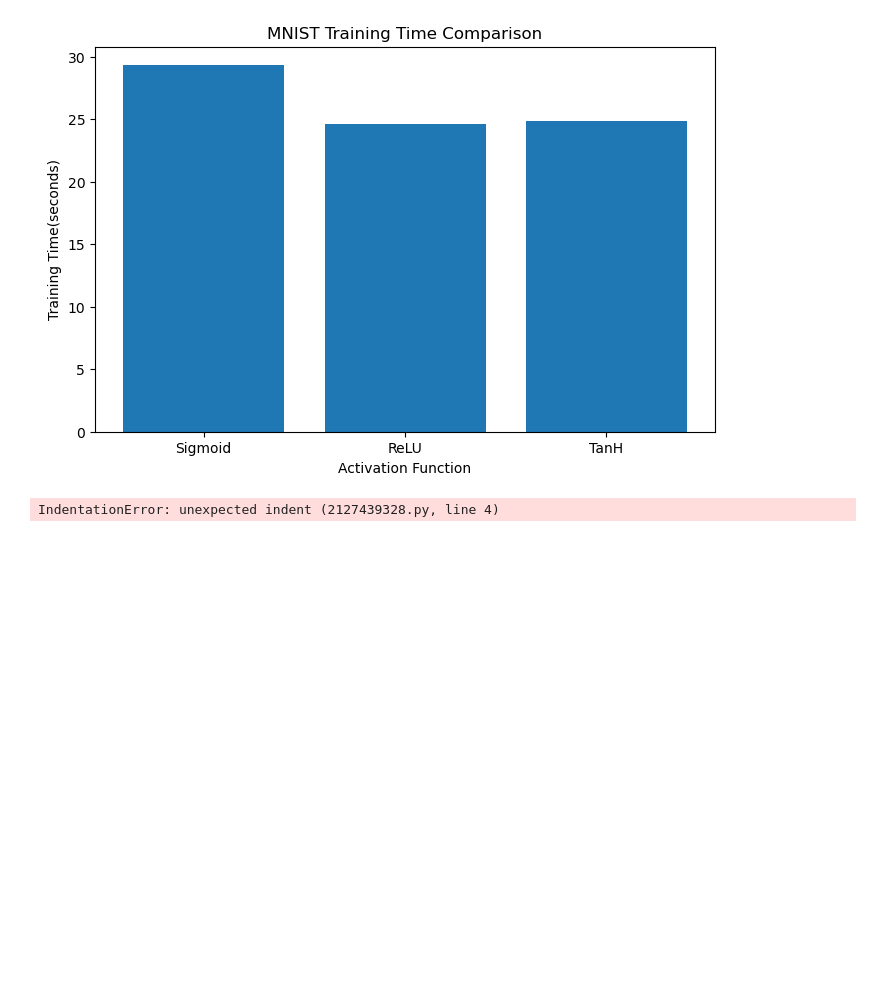
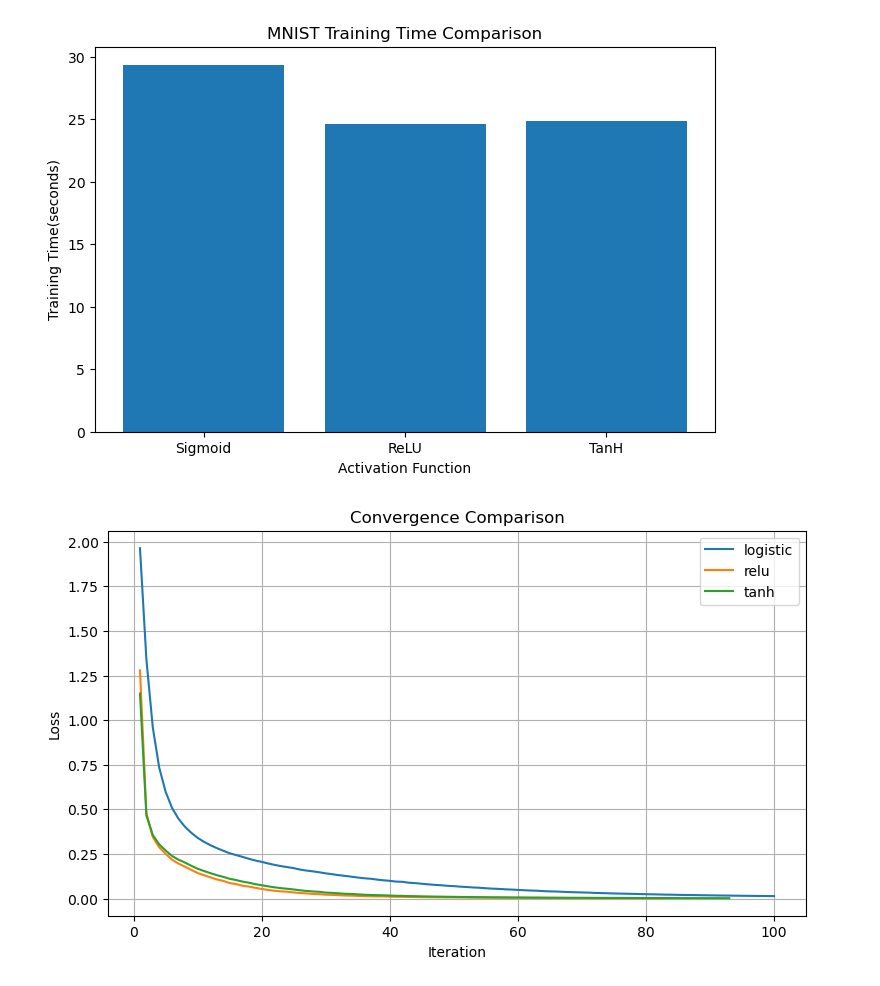
Before and after one commit to Annmariyajoby/MLEXP, a Jupyter notebook: exp8.ipynb, the cells around one changed output. Drawn from its saved outputs; the diff is of its cells as text; code cells hidden in the pictures; blank space fills up the shorter version.

```diff
--- a/exp8.ipynb
+++ b/exp8.ipynb
@@ -168,17 +168,17 @@ plt.show()
 # %%
 plt.figure(figsize=(9,5))
 for activation in activations:
     model=results[activation]
-        plt.plot(
-    range(1, len(model.loss_curve_) + 1),
+    plt.plot(
+     range(1, len(model.loss_curve_) + 1),
     model.loss_curve_,
     label=activation
 )
 plt.xlabel("Iteration")
-pl.ylabel("Loss")
+plt.ylabel("Loss")
 plt.title("Convergence Comparison")
 plt.legend()
 plt.grid(True)
 plt.show()
 # %% [output]
-IndentationError: unexpected indent (2127439328.py, line 4)
+[figure, added]
```
